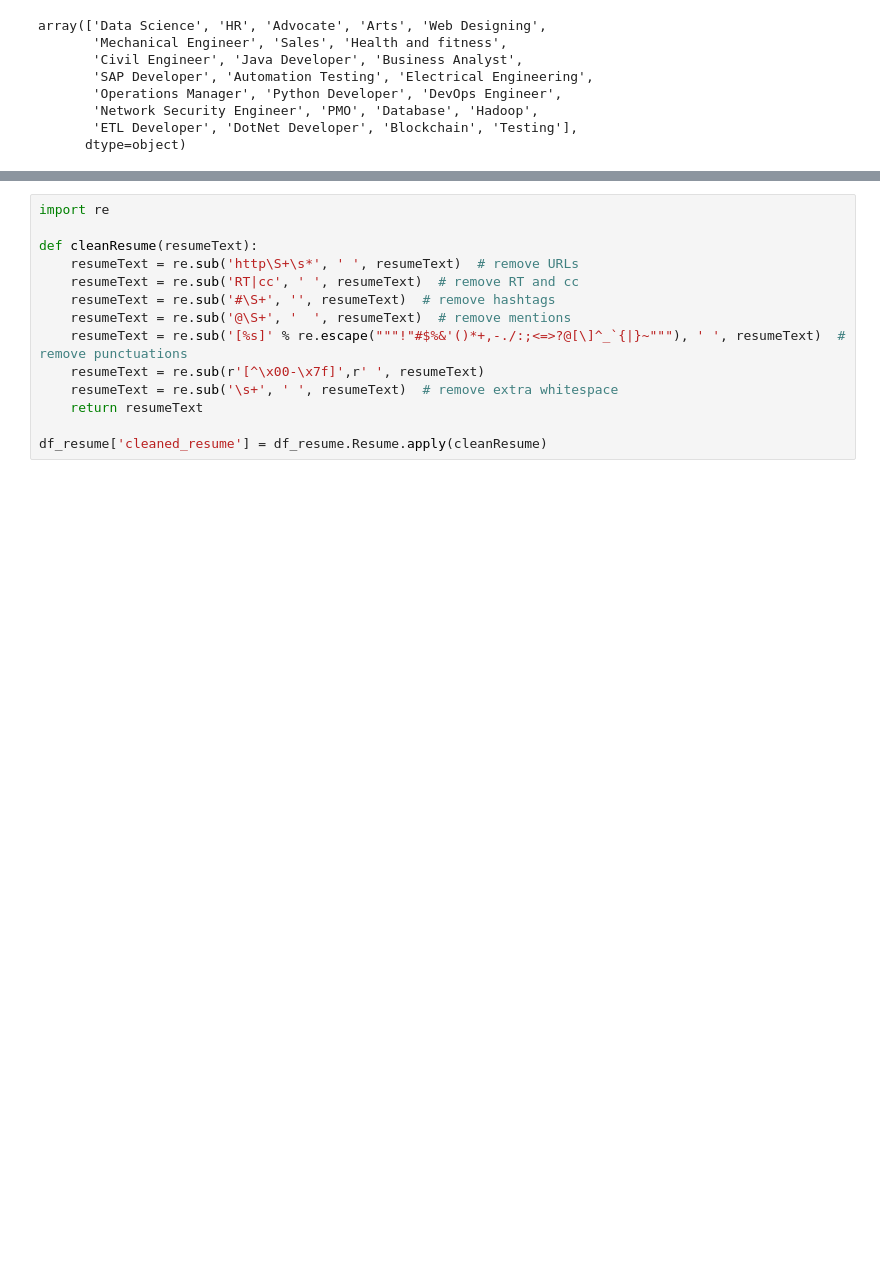
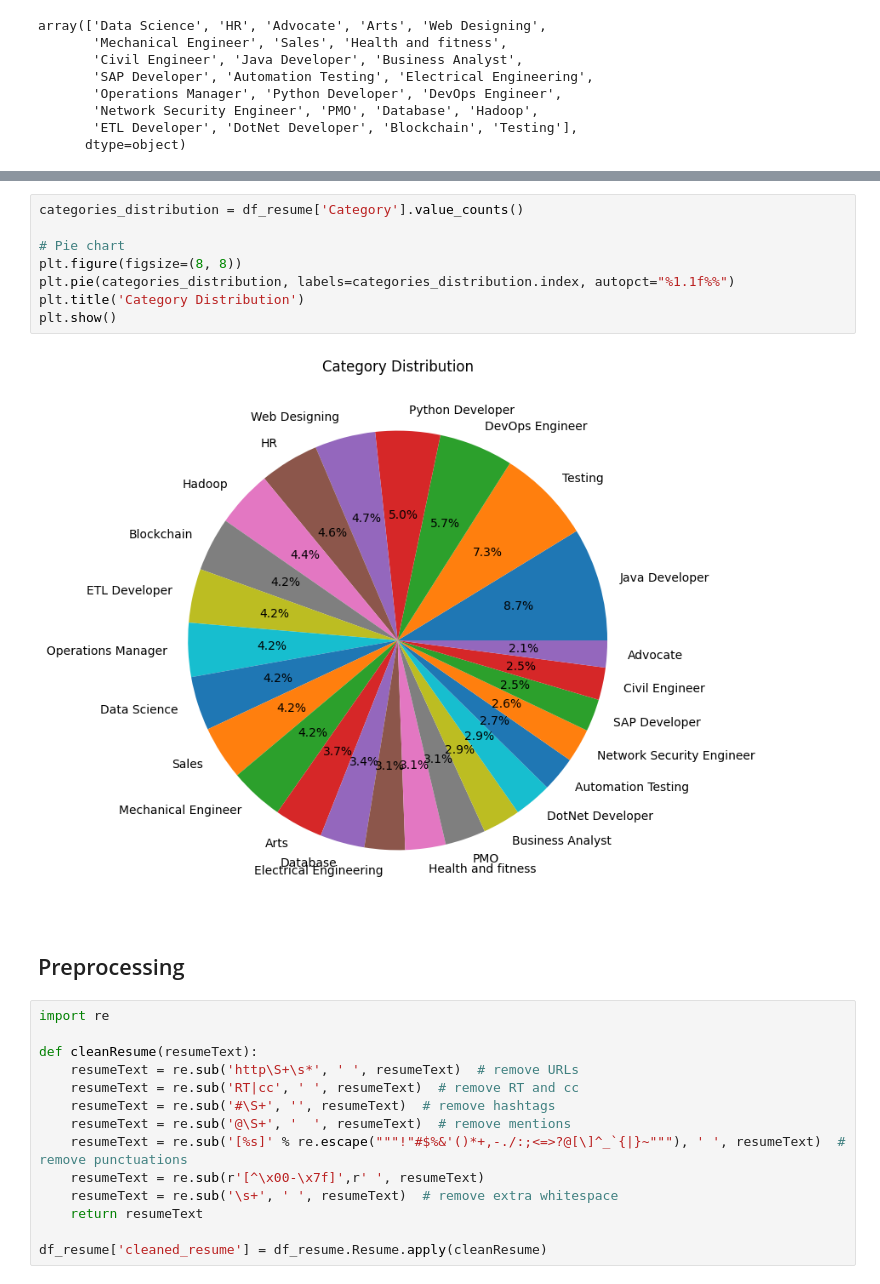
Before and after one commit to The-SP/ML-Code-Collection, a Jupyter notebook: BERT/3_Resume_Classification/res.ipynb, the cells around one changed output, grey strips where cells are left out. Drawn from its saved outputs; the diff is of its cells as text; blank space fills up the shorter version.

Commit message:
Add resume classification problem

```diff
--- a/BERT/3_Resume_Classification/res.ipynb
+++ b/BERT/3_Resume_Classification/res.ipynb
@@ -51,3 +53,15 @@ plt.show()
+# %%
+categories_distribution = df_resume['Category'].value_counts()
+
+# Pie chart
+plt.figure(figsize=(8, 8))
+plt.pie(categories_distribution, labels=categories_distribution.index, autopct="%1.1f%%")
+plt.title('Category Distribution')
+plt.show()
+# %% [output]
+[figure, added]
+# %% [markdown]
+## Preprocessing
 # %%
 import re
 
```
Also changed, not shown: parts of 14 cells of this notebook.
